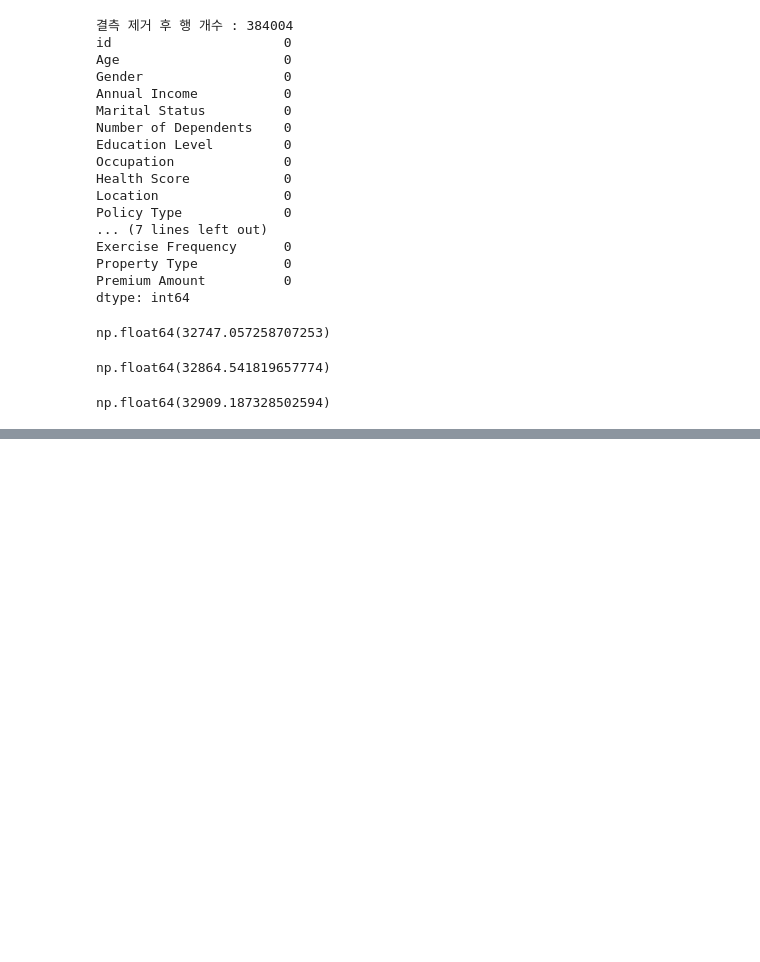
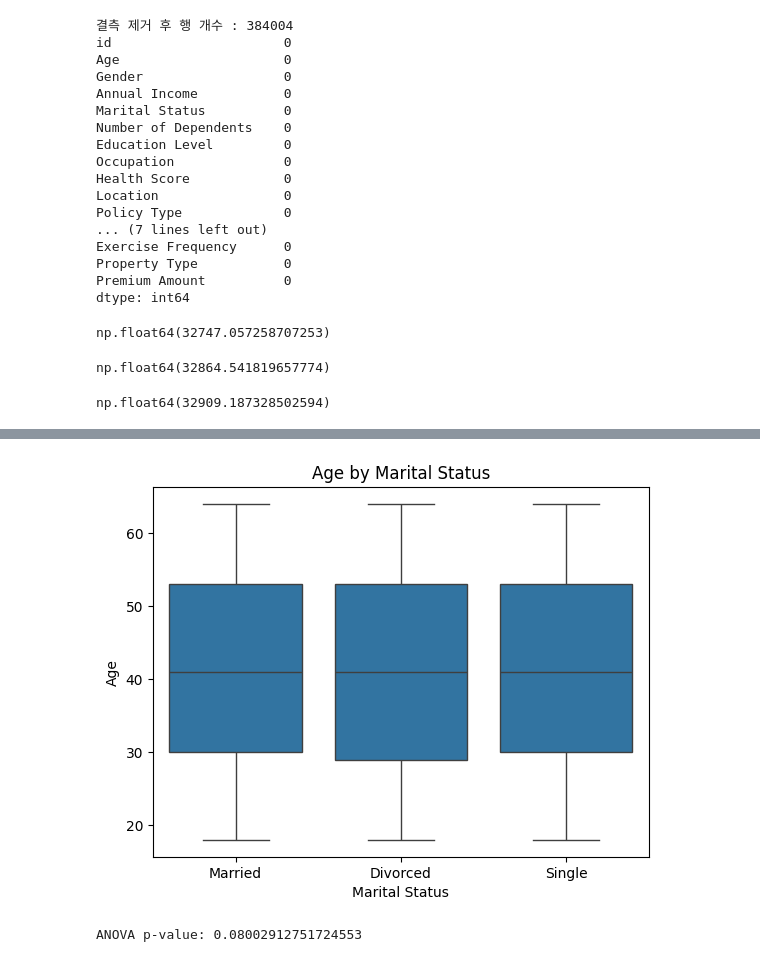
Before and after one commit to kdw434/4gun4_new_project, a Jupyter notebook: dongwan/dongwan.ipynb, the cells around one changed output, grey strips where cells are left out. Drawn from its saved outputs; the diff is of its cells as text; code cells hidden in the pictures; blank space fills up the shorter version.

```diff
--- a/dongwan/dongwan.ipynb
+++ b/dongwan/dongwan.ipynb
@@ -64,0 +198,15 @@ np.float64(32909.187328502594)
+# %%
+import scipy.stats as stats
+
+# 예: Marital Status별 Age 비교
+sns.boxplot(x='Marital Status', y='Age', data=train1)
+plt.title('Age by Marital Status')
+plt.show()
+
+# ANOVA 통계 검정
+grouped = [train1.loc[train1['Marital Status'] == g, 'Age'].dropna() for g in train1['Marital Status'].unique()]
+anova_result = stats.f_oneway(*grouped)
+print('ANOVA p-value:', anova_result.pvalue)
+# %% [output]
+[figure, added]
+ANOVA p-value: 0.08002912751724553
```
Also changed, not shown: parts of 17 cells of this notebook, 11 other files.
